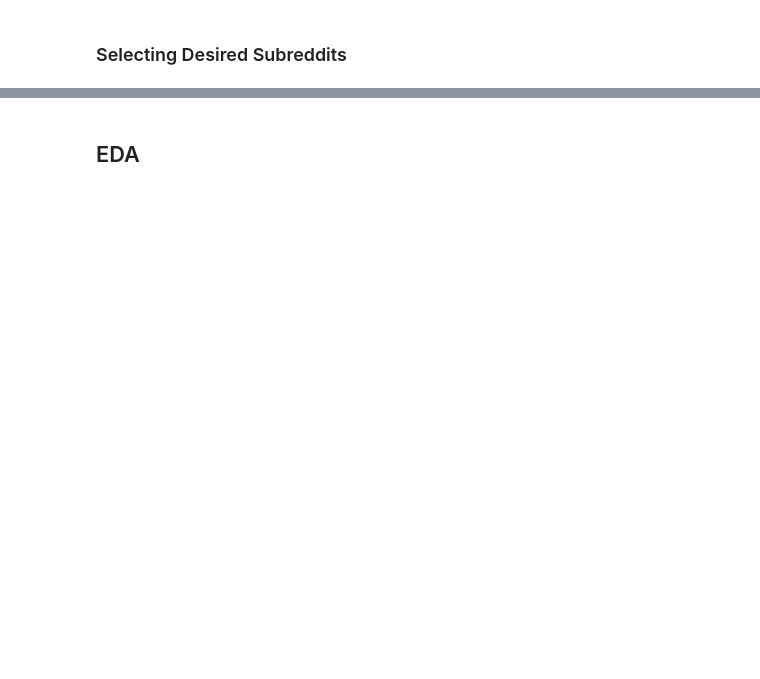
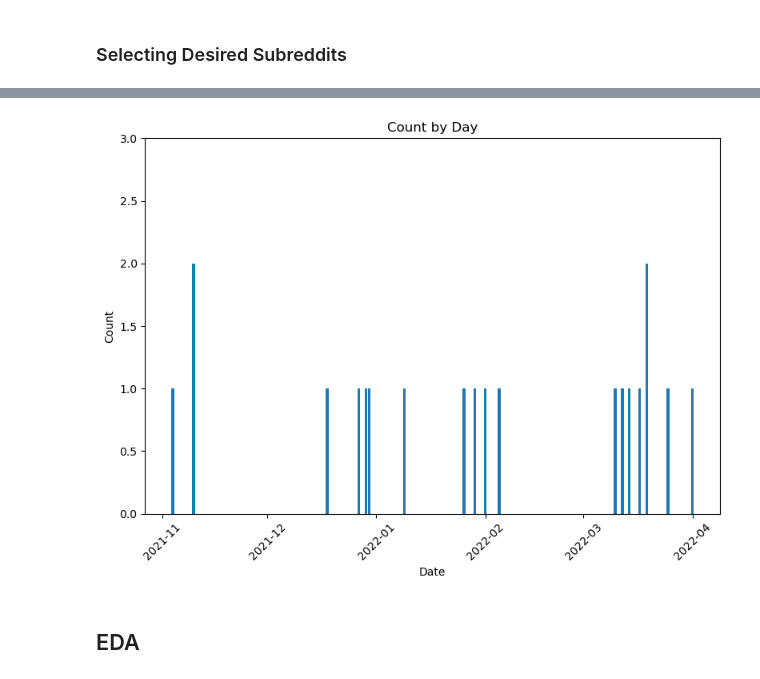
Before and after one commit to gu-dsan6000/fall-2023-reddit-project-team-26, a Jupyter notebook: code/project_eda.ipynb, the cells around one changed output, grey strips where cells are left out. Saved outputs shown, nothing was run; the diff lists cells and outputs as text; code cells hidden in the pictures; blank space fills up the shorter version.

Commit message:
saving filtered data and preliminary eda

```diff
--- a/code/project_eda.ipynb
+++ b/code/project_eda.ipynb
@@ -346,0 +471,4 @@ print(f"shape of the submissions dataframe is {submissions.count():,}x{len(submi
+# %%
+%%time
+submissions = submissions.filter(col("subreddit") == "CollegeBasketball")
+comments = comments.filter(col("subreddit") == "CollegeBasketball")
@@ -346,0 +499,12 @@ print(f"shape of the submissions dataframe is {submissions.count():,}x{len(submi
+# %%
+submissions_small = submissions.sample(0.001)
+# %%
+q = (
+    submissions_small
+    .withColumn("day", dayofmonth(col("created_utc")))
+    .withColumn("month", month(col("created_utc")))
+    .withColumn("year", year(col("created_utc")))
+    .groupBy("year", "month", "day")
+    .count()
+)
+q.show()
@@ -347,2 +533,17 @@ print(f"shape of the submissions dataframe is {submissions.count():,}x{len(submi
+# %%
+df = q.toPandas()
+# %%
+df['date'] = pd.to_datetime(df[['year', 'month', 'day']])
+plt.figure(figsize=(8, 6))
+plt.bar(df['date'], df['count'])
+plt.xlabel('Date')
+plt.ylabel('Count')
+plt.ylim(0,3)
+plt.title('Count by Day')
+plt.xticks(rotation=45)
+plt.tight_layout()
+plt.show()
+# %% [output]
+[figure, added]
 # %% [markdown]
 ## EDA
```
Also changed, not shown: parts of 21 cells of this notebook, 1 other file.
